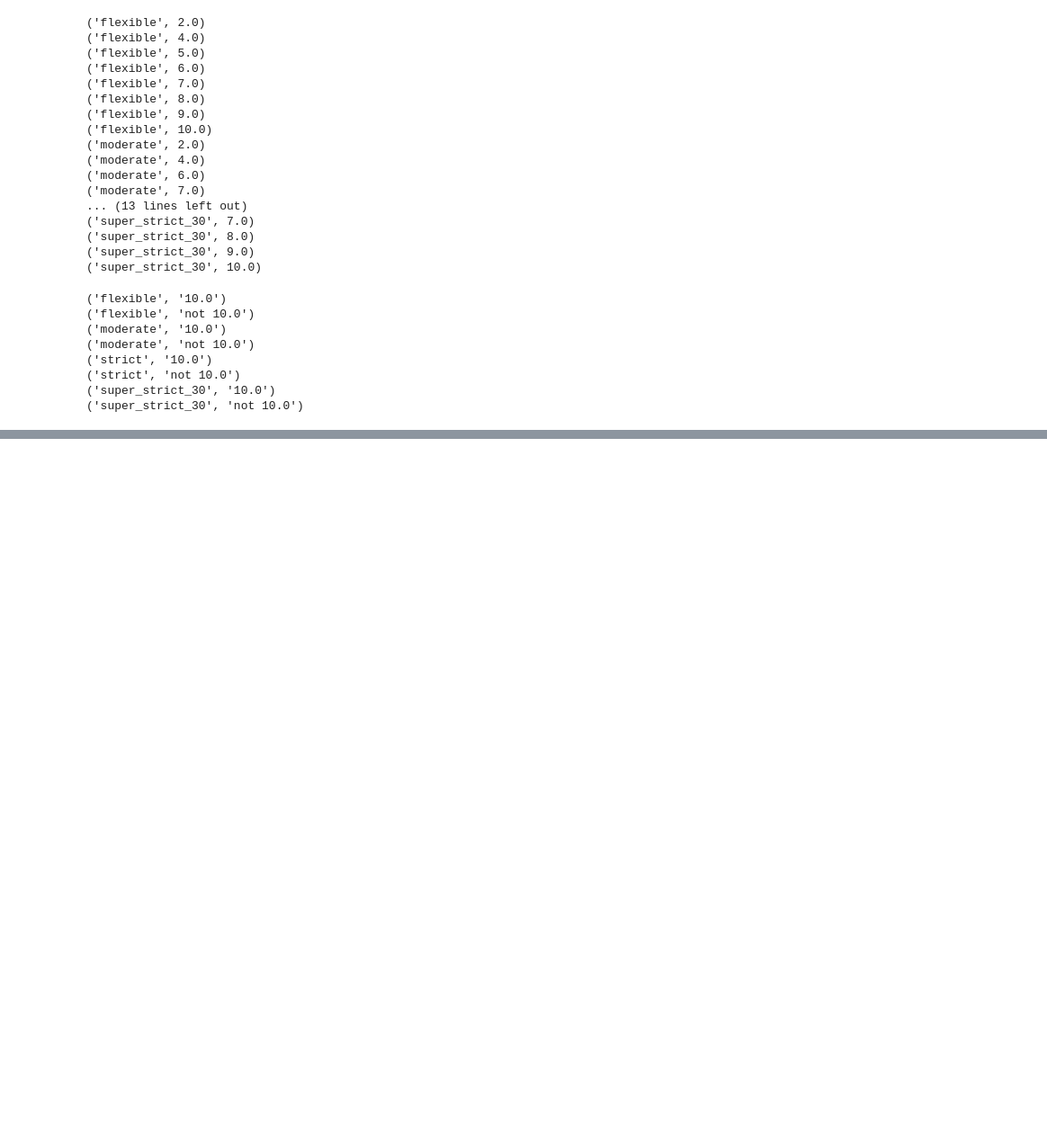
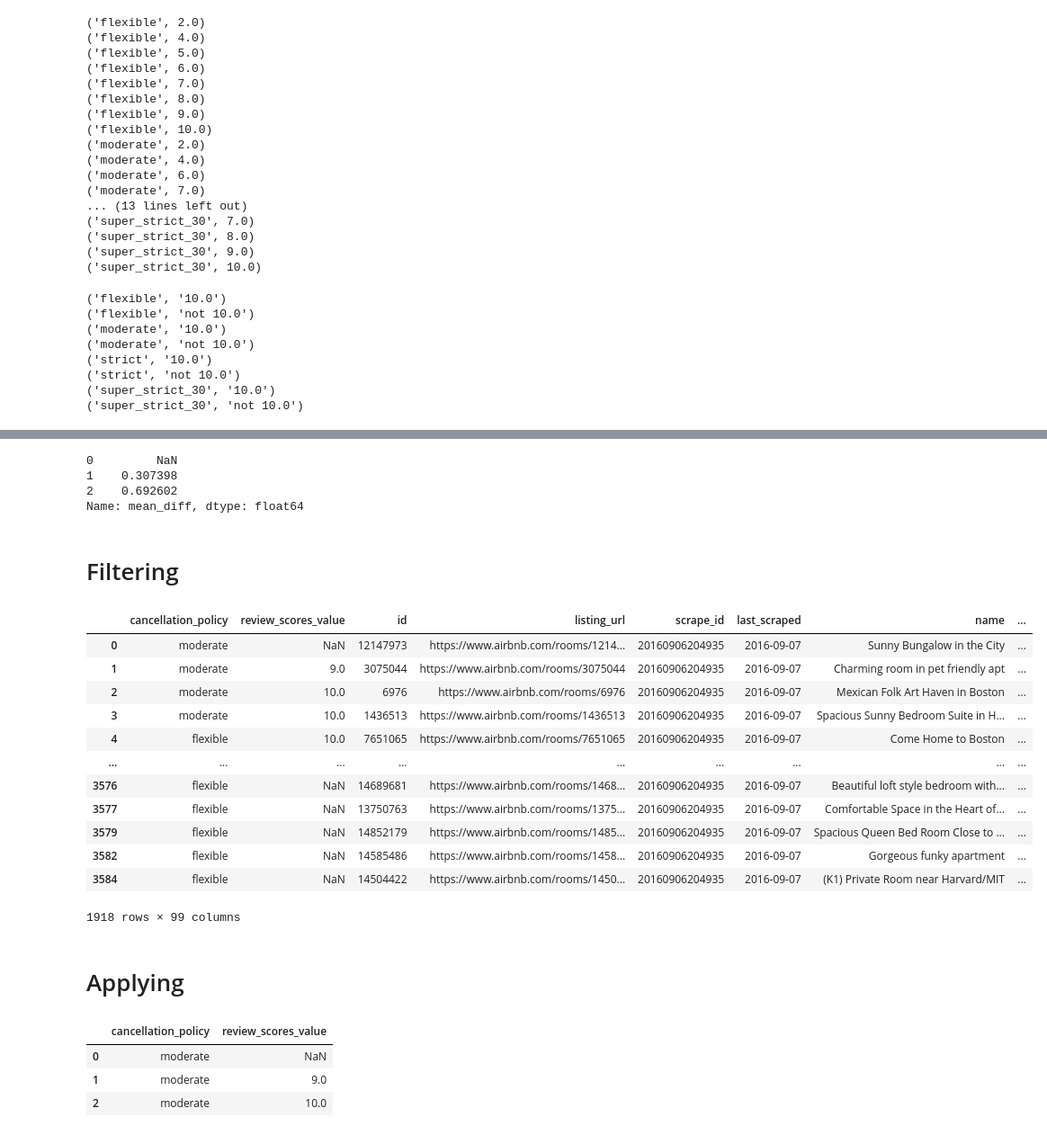
Before and after one commit to tran-haison/Data-Science-Learning, a Jupyter notebook: Week 3/GroupBy.ipynb, the cells around one changed output, grey strips where cells are left out. Shown at 90% size. Saved outputs shown, nothing was run; the diff lists cells and outputs as text; code cells hidden in the pictures; blank space fills up the shorter version.

```diff
--- a/Week 3/GroupBy.ipynb
+++ b/Week 3/GroupBy.ipynb
@@ -171,0 +162,6 @@ for group, frame in df.groupby(by=grouping_fun):
+# %%
+# Reset index
+df=df.reset_index()
+
+# Now lets group by the cancellation policy and find the average review_scores_value by group
+df.groupby("cancellation_policy").agg({"review_scores_value":np.average})
@@ -171,0 +216,10 @@ for group, frame in df.groupby(by=grouping_fun):
+# %%
+# For instance, suppose we want to include the average rating values in a given group by cancellation policy,
+# but preserve the dataframe shape so that we could generate a difference between an individual observation
+# and the sum.
+
+# First, lets define just some subset of columns we are interested in
+cols = ['cancellation_policy','review_scores_value']
+# Now lets transform it, I'll store this in its own dataframe
+transform_df = df[cols].groupby('cancellation_policy').transform(np.nanmean)
+transform_df.head()
@@ -171,0 +233,6 @@ for group, frame in df.groupby(by=grouping_fun):
+# %%
+# So we can see that the index here is actually the same as the original dataframe. So lets just join this
+# in. Before we do that, lets rename the column in the transformed version
+transform_df.rename({'review_scores_value':'mean_review_scores'}, axis='columns', inplace=True)
+df = df.merge(transform_df, left_index=True, right_index=True)
+df.head(3)
@@ -171,0 +245,12 @@ for group, frame in df.groupby(by=grouping_fun):
+# %%
+# Great, we can see that our new column is in place, the mean_review_scores. So now we could create, for
+# instance, the difference between a given row and it's group (the cancellation policy) means.
+df['mean_diff'] = np.absolute(df['review_scores_value'] - df['mean_review_scores'])
+df['mean_diff'].head(3)
+# %% [output]
+0         NaN
+1    0.307398
+2    0.692602
+Name: mean_diff, dtype: float64
+# %% [markdown]
+# Filtering
@@ -171,0 +262,37 @@ for group, frame in df.groupby(by=grouping_fun):
+# %%
+# For instance, if we only want those groups which have a mean rating above 9 included in our results
+df.groupby('cancellation_policy').filter(lambda x: np.nanmean(x['review_scores_value'])>9.2)
+
+# Notice that the results are still indexed, but that any of the results which were in a group with a mean
+# review score of less than or equal to 9.2 were not copied over.
+# %% [output]
+|  | cancellation_policy | review_scores_value | id | listing_url | scrape_id | last_scraped | name | ... |
+| 0 | moderate | NaN | 12147973 | https://www.airbnb.com/rooms/1214... | 20160906204935 | 2016-09-07 | Sunny Bungalow in the City | ... |
+| 1 | moderate | 9.0 | 3075044 | https://www.airbnb.com/rooms/3075044 | 20160906204935 | 2016-09-07 | Charming room in pet friendly apt | ... |
+| 2 | moderate | 10.0 | 6976 | https://www.airbnb.com/rooms/6976 | 20160906204935 | 2016-09-07 | Mexican Folk Art Haven in Boston | ... |
+| 3 | moderate | 10.0 | 1436513 | https://www.airbnb.com/rooms/1436513 | 20160906204935 | 2016-09-07 | Spacious Sunny Bedroom Suite in H... | ... |
+| 4 | flexible | 10.0 | 7651065 | https://www.airbnb.com/rooms/7651065 | 20160906204935 | 2016-09-07 | Come Home to Boston | ... |
+| ... | ... | ... | ... | ... | ... | ... | ... | ... |
+| 3576 | flexible | NaN | 14689681 | https://www.airbnb.com/rooms/1468... | 20160906204935 | 2016-09-07 | Beautiful loft style bedroom with... | ... |
+| 3577 | flexible | NaN | 13750763 | https://www.airbnb.com/rooms/1375... | 20160906204935 | 2016-09-07 | Comfortable Space in the Heart of... | ... |
+| 3579 | flexible | NaN | 14852179 | https://www.airbnb.com/rooms/1485... | 20160906204935 | 2016-09-07 | Spacious Queen Bed Room Close to ... | ... |
+| 3582 | flexible | NaN | 14585486 | https://www.airbnb.com/rooms/1458... | 20160906204935 | 2016-09-07 | Gorgeous funky apartment | ... |
+| 3584 | flexible | NaN | 14504422 | https://www.airbnb.com/rooms/1450... | 20160906204935 | 2016-09-07 | (K1) Private Room near Harvard/MIT | ... |
+1918 rows × 99 columns
+# %% [markdown]
+# Applying
+# %%
+# By far the most common operation I invoke on groupby objects is the apply() function. This allows you to
+# apply an arbitrary function to each group, and stitch the results back for each apply() into a single
+# dataframe where the index is preserved.
+
+# Lets look at an example using our airbnb data, I'm going to get a clean copy of the dataframe
+df = pd.read_csv("datasets/listings.csv")
+# And lets just include some of the columns we were interested in previously
+df = df[['cancellation_policy','review_scores_value']]
+df.head(3)
+# %% [output]
+|  | cancellation_policy | review_scores_value |
+| 0 | moderate | NaN |
+| 1 | moderate | 9.0 |
+| 2 | moderate | 10.0 |
```
Also changed, not shown: parts of 16 cells of this notebook, 2 other files.
